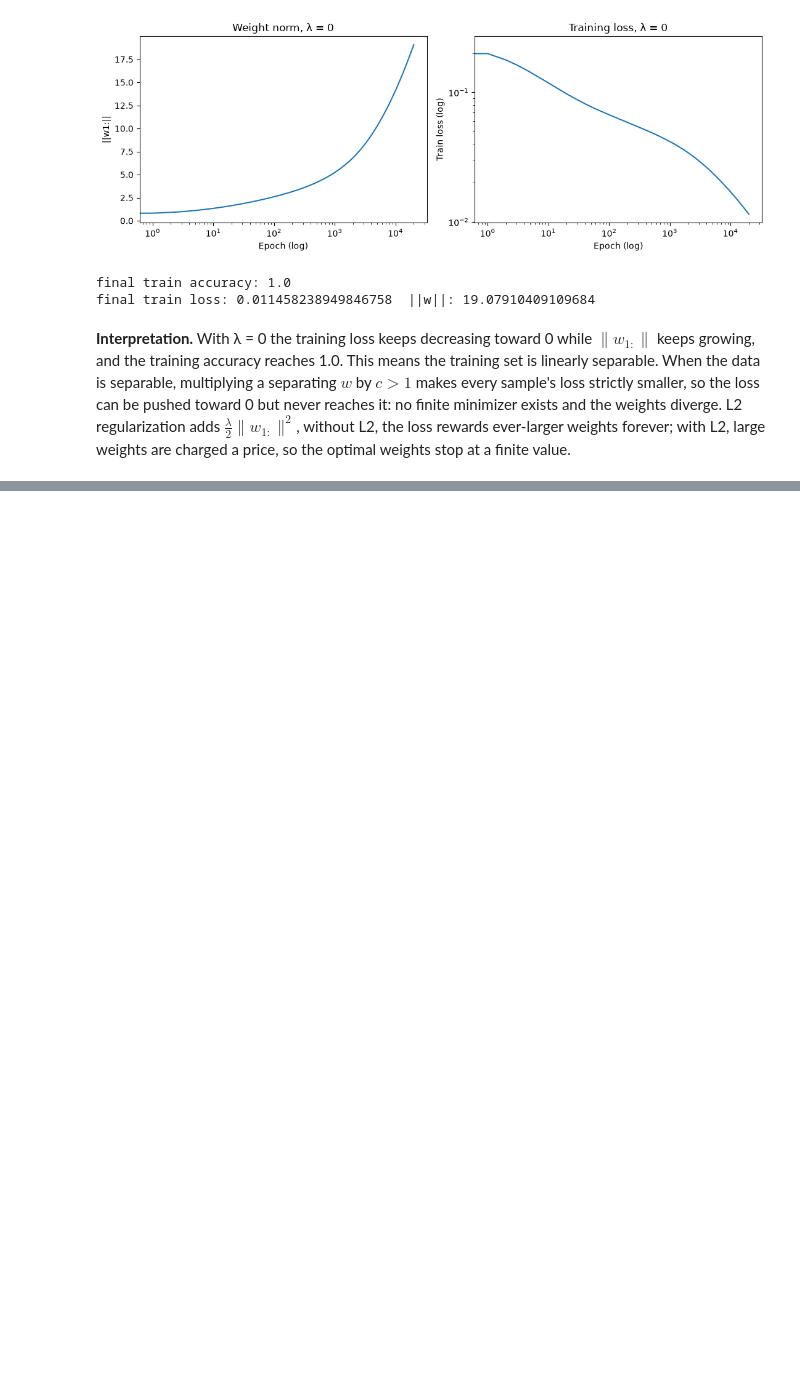
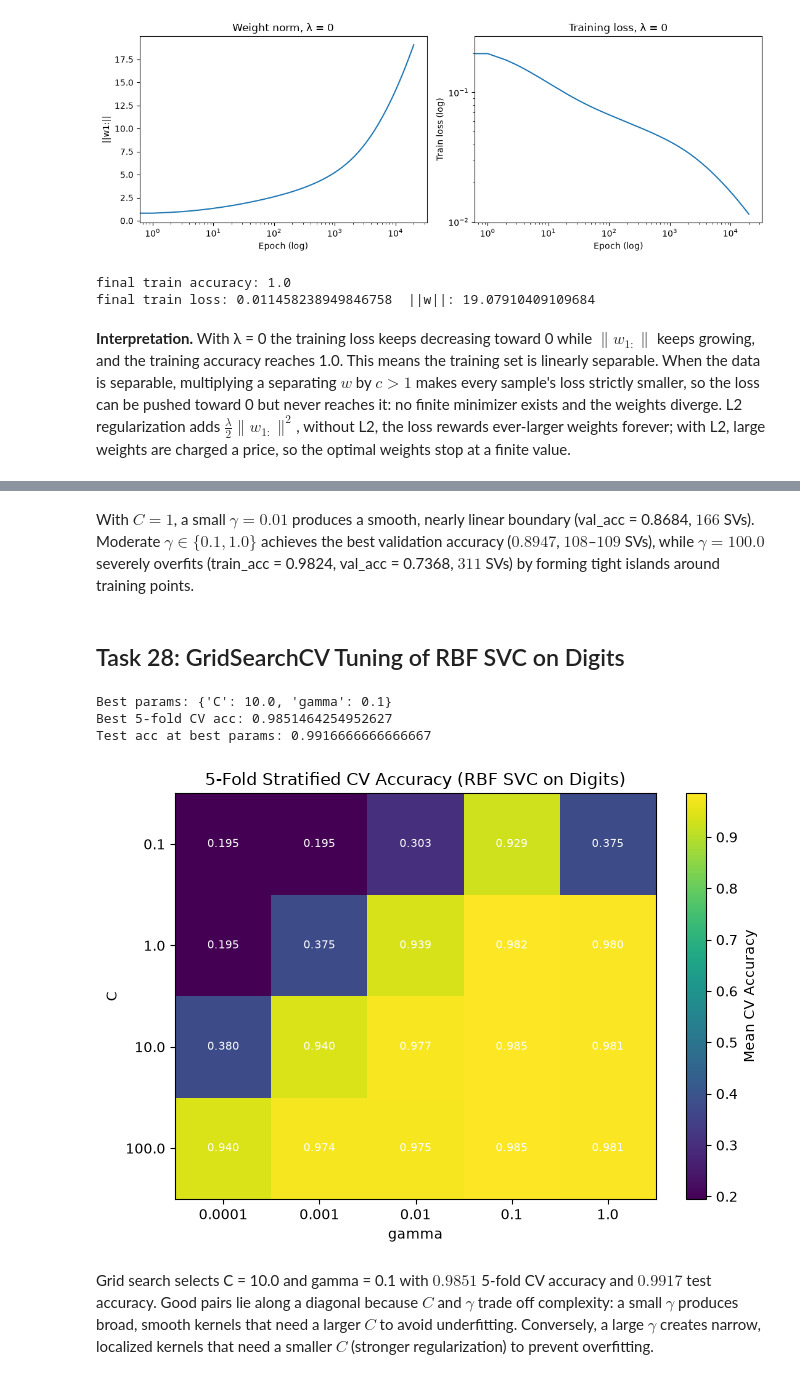
Before and after one commit to salmaselim77/intro-to-ml-assignment, a Jupyter notebook: assignment2.ipynb, the cells around one changed output, grey strips where cells are left out. Saved outputs shown, nothing was run; the diff lists cells and outputs as text; code cells hidden in the pictures; blank space fills up the shorter version.

```diff
--- a/assignment2.ipynb
+++ b/assignment2.ipynb
@@ -1253,0 +1709,50 @@ final train loss: 0.011458238949846758  ||w||: 19.07910409109684
+# %% [markdown]
+With $C = 1$, a small $\gamma = 0.01$ produces a smooth, nearly linear boundary (val_acc = 0.8684, $166$ SVs). Moderate $\gamma \in \{0.1, 1.0\}$ achieves the best validation accuracy ($0.8947$, $108$–$109$ SVs), while $\gamma = 100.0$ severely overfits (train_acc = 0.9824, val_acc = 0.7368, $311$ SVs) by forming tight islands around training points.
+# %% [markdown]
+## Task 28: GridSearchCV Tuning of RBF SVC on Digits
+# %%
+from sklearn.model_selection import GridSearchCV, StratifiedKFold
+
+param_grid_28 = {
+    "C": [0.1, 1.0, 10.0, 100.0],
+    "gamma": [1e-4, 1e-3, 1e-2, 1e-1, 1.0],
+}
+cv_28 = StratifiedKFold(n_splits=5, shuffle=True, random_state=SEED)
+gs_28 = GridSearchCV(
+    SVC(kernel="rbf"), param_grid=param_grid_28, cv=cv_28, n_jobs=-1
+)
+gs_28.fit(X_tr_dig, y_tr_dig)
+
+print("Best params:", gs_28.best_params_)
+print("Best 5-fold CV acc:", gs_28.best_score_)
+te_acc_28 = accuracy(y_te_dig, gs_28.best_estimator_.predict(X_te_dig))
+print("Test acc at best params:", te_acc_28)
+
+# [AI-Assisted Section Start]
+cv_means = gs_28.cv_results_["mean_test_score"].reshape(
+    len(param_grid_28["C"]), len(param_grid_28["gamma"])
+)
+
+fig, ax = plt.subplots(figsize=(7, 5))
+im = ax.imshow(cv_means, cmap="viridis", aspect="auto")
+ax.set_xticks(range(len(param_grid_28["gamma"])))
+ax.set_xticklabels(param_grid_28["gamma"])
+ax.set_yticks(range(len(param_grid_28["C"])))
+ax.set_yticklabels(param_grid_28["C"])
+ax.set_xlabel("gamma")
+ax.set_ylabel("C")
+ax.set_title("5-Fold Stratified CV Accuracy (RBF SVC on Digits)")
+for i in range(len(param_grid_28["C"])):
+    for j in range(len(param_grid_28["gamma"])):
+        ax.text(j, i, f"{cv_means[i, j]:.3f}", ha="center", va="center", color="white", fontsize=8)
+ # [AI-Assisted Section End]
+plt.colorbar(im, ax=ax, label="Mean CV Accuracy")
+plt.tight_layout()
+plt.show()
+# %% [output]
+Best params: {'C': 10.0, 'gamma': 0.1}
+Best 5-fold CV acc: 0.9851464254952627
+Test acc at best params: 0.9916666666666667
+[figure, added]
+# %% [markdown]
+Grid search selects C = 10.0 and gamma = 0.1 with $0.9851$ 5-fold CV accuracy and $0.9917$ test accuracy. Good pairs lie along a diagonal because $C$ and $\gamma$ trade off complexity: a small $\gamma$ produces broad, smooth kernels that need a larger $C$ to avoid underfitting. Conversely, a large $\gamma$ creates narrow, localized kernels that need a smaller $C$ (stronger regularization) to prevent overfitting.
```
Also changed, not shown: parts of 17 cells of this notebook.
